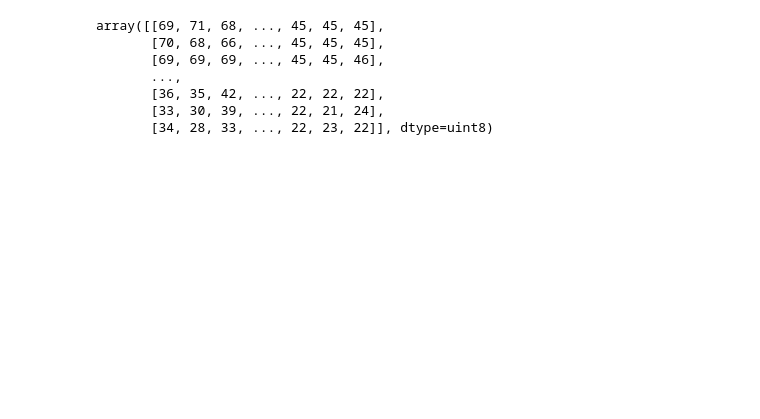
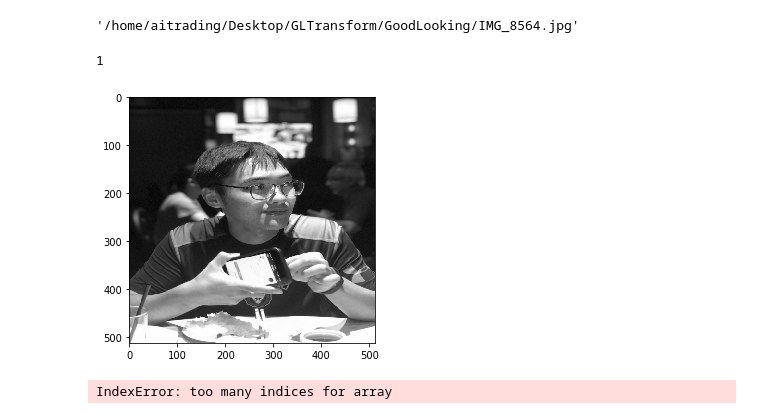
Before and after one commit to galaxydirector/VAE_CNN_replicate, a Jupyter notebook: PreProcessing.ipynb, the cells around one changed output. Saved outputs shown, nothing was run; the diff lists cells and outputs as text; code cells hidden in the pictures; blank space fills up the shorter version.

```diff
--- a/PreProcessing.ipynb
+++ b/PreProcessing.ipynb
@@ -17,17 +17,24 @@ import tqdm
 # path.expanduser('root')
-# %%
-if not path.isdir('/Users/joecao/vae/data/'):
-    os.makedirs('')
-f_path='/Users/joecao/vae/data/'
-out_path='/Users/joecao/vae/data/output/'
-png_files=glob(path.join(f_path,'*.jpg'))   # list
+# %%
+if not path.isdir('/home/aitrading/Desktop/GLTransform/GoodLooking'):
+    os.makedirs()
+# f_path=path.expanduser('~/Desktop/GoodLooking')
+f_path=path.expanduser('/home/aitrading/Desktop/GLTransform/GoodLooking')
+out_path1=path.expanduser('/home/aitrading/Desktop/GLTransform/output/png/')
+out_path2=path.expanduser('/home/aitrading/Desktop/GLTransform/output/npy/')
+# out_path=path.expanduser('~/Desktop/GoodLooking/output')
+jpg_files=glob(path.join(f_path,'*.jpg'))   # list
 # %%
 # img = io.imread('lena.png', as_gray=True)
-for n,img_path in enumerate(png_files):
-    img = color.rgb2gray(io.imread(img_path))
+for n in tqdm(range(len(png_files))):
+    img_path=png_files[n]
+    img_raw=io.imread(img_path)
+    if len(img_raw.shape)==1:
+        img_raw=img_raw[0]
+    img = color.rgb2gray(img_raw)
     img_resized = resize(img, (512,512),anti_aliasing=False)
     img_rescaled = ((img_resized)*255).astype(np.uint8)
-    np.save(out_path+'img_np'+np.str(n), img_rescaled)
-    io.imsave(out_path+'img'+np.str(n)+'.png',img_rescaled)
-    io.imshow(img_rescaled,cmap='gray', vmin=0, vmax=255)
-    plt.show()
+    np.save(out_path2+'img_np'+np.str(n), img_rescaled)
+    io.imsave(out_path1+'img'+np.str(n)+'.png',img_rescaled)
+#     io.imshow(img_rescaled,cmap='gray', vmin=0, vmax=255)
+#     plt.show()
@@ -37,10 +40,0 @@ for n,img_path in enumerate(png_files):
-# %%
-img_rescaled
-# %% [output]
-array([[69, 71, 68, ..., 45, 45, 45],
-       [70, 68, 66, ..., 45, 45, 45],
-       [69, 69, 69, ..., 45, 45, 46],
-       ...,
-       [36, 35, 42, ..., 22, 22, 22],
-       [33, 30, 39, ..., 22, 21, 24],
-       [34, 28, 33, ..., 22, 23, 22]], dtype=uint8)
@@ -48,0 +41,27 @@ np.save(out_path+'test', img_rescaled)
+# %%
+img_path
+# %% [output]
+'/home/aitrading/Desktop/GLTransform/GoodLooking/IMG_8564.jpg'
+# %%
+img2 = io.imread(img_path)
+# %%
+a=img2.shape
+len(a)
+# %% [output]
+1
+# %%
+img = color.rgb2gray(img2[0])
+img_resized = resize(img, (512,512),anti_aliasing=False)
+img_rescaled = ((img_resized)*255).astype(np.uint8)
+io.imshow(img_rescaled)
+plt.show()
+# %% [output]
+[figure, added]
+# %%
+img = color.rgb2gray(img2[1])
+img_resized = resize(img, (512,512),anti_aliasing=False)
+img_rescaled = ((img_resized)*255).astype(np.uint8)
+io.imshow(img_rescaled)
+plt.show()
+# %% [output]
+IndexError: too many indices for array
```
Also changed, not shown: parts of 4 cells of this notebook.
